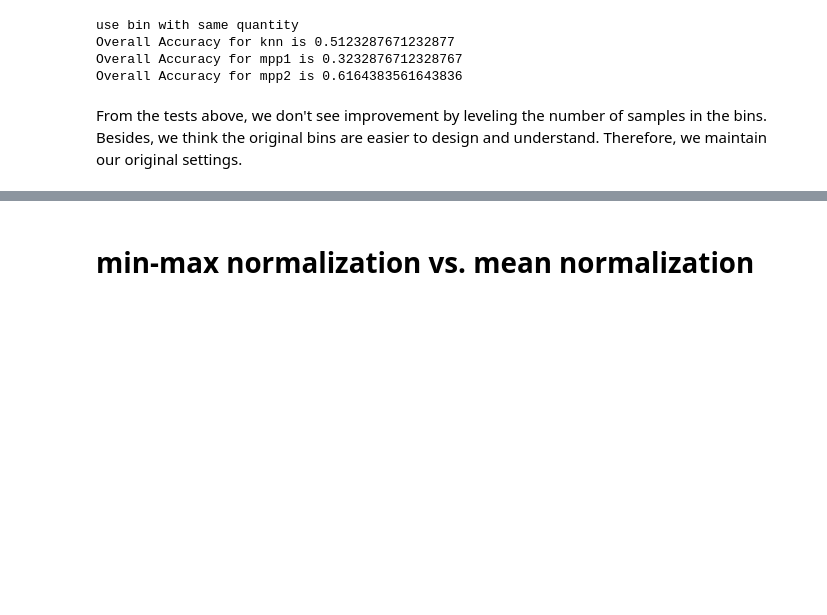
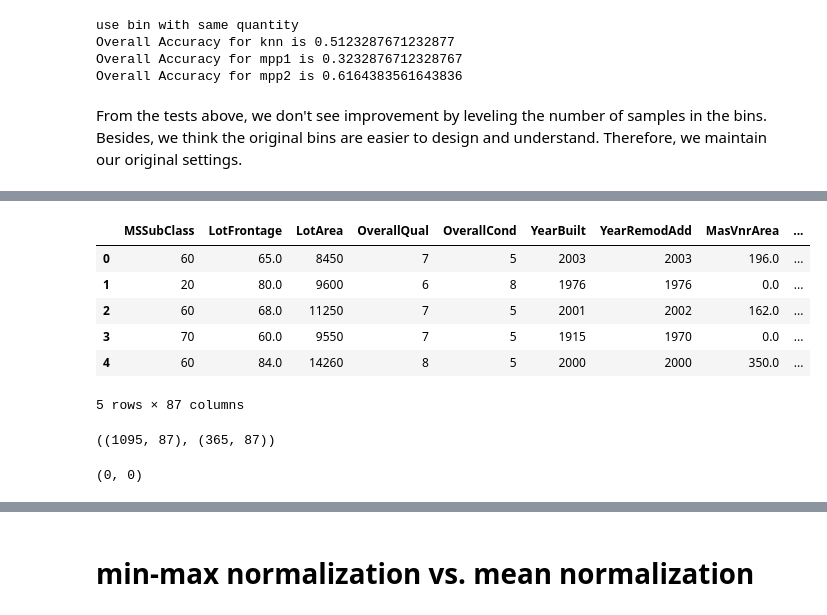
Before and after one commit to mattskier/COSC-522-Group-2, a Jupyter notebook: final - Group 2 (with categorical data).ipynb, the cells around one changed output, grey strips where cells are left out. Saved outputs shown, nothing was run; the diff lists cells and outputs as text; code cells hidden in the pictures; blank space fills up the shorter version.

```diff
--- a/final - Group 2.ipynb
+++ b/final - Group 2 (with categorical data).ipynb
@@ -469,0 +559,28 @@ From the tests above, we don't see improvement by leveling the number of samples
+# %%
+def create_classes(dat, col = 'SalePrice'):#creates a definition that creates a class definition
+    val = dat[col]
+    if val < 100000: return 0
+    elif val <150000: return 1
+    elif val <200000: return 2
+    elif val <250000: return 3
+    else: return 4
+House['SaleClass']= House.apply(create_classes, axis = 1)
+House = House.drop('SalePrice', axis = 1)
+# %%
+House.head()
+# %% [output]
+|  | MSSubClass | LotFrontage | LotArea | OverallQual | OverallCond | YearBuilt | YearRemodAdd | MasVnrArea | ... |
+| 0 | 60 | 65.0 | 8450 | 7 | 5 | 2003 | 2003 | 196.0 | ... |
+| 1 | 20 | 80.0 | 9600 | 6 | 8 | 1976 | 1976 | 0.0 | ... |
+| 2 | 60 | 68.0 | 11250 | 7 | 5 | 2001 | 2002 | 162.0 | ... |
+| 3 | 70 | 60.0 | 9550 | 7 | 5 | 1915 | 1970 | 0.0 | ... |
+| 4 | 60 | 84.0 | 14260 | 8 | 5 | 2000 | 2000 | 350.0 | ... |
+5 rows × 87 columns
+# %%
+# divide into training data and validation data
+replace_index = np.random.choice(len(House), size = int(len(House)/4), replace = False)
+Housetrain= House.drop(replace_index)
+Houseval = House.iloc[replace_index]
+Housetrain.shape, Houseval.shape
+# %% [output]
+((1095, 87), (365, 87))
@@ -469,0 +617,4 @@ From the tests above, we don't see improvement by leveling the number of samples
+# %%
+Housetrain.isnull().sum().sum(), Houseval.isnull().sum().sum()
+# %% [output]
+(0, 0)
```
Also changed, not shown: parts of 28 cells of this notebook, 1 other file.
